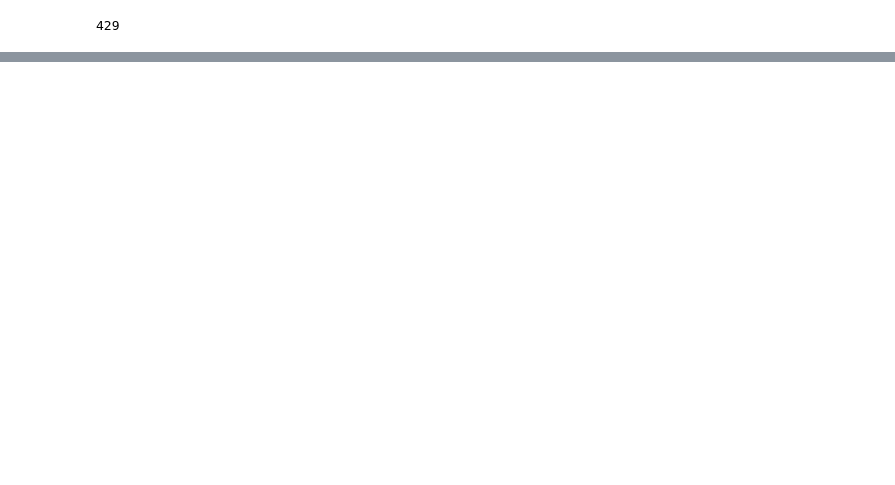
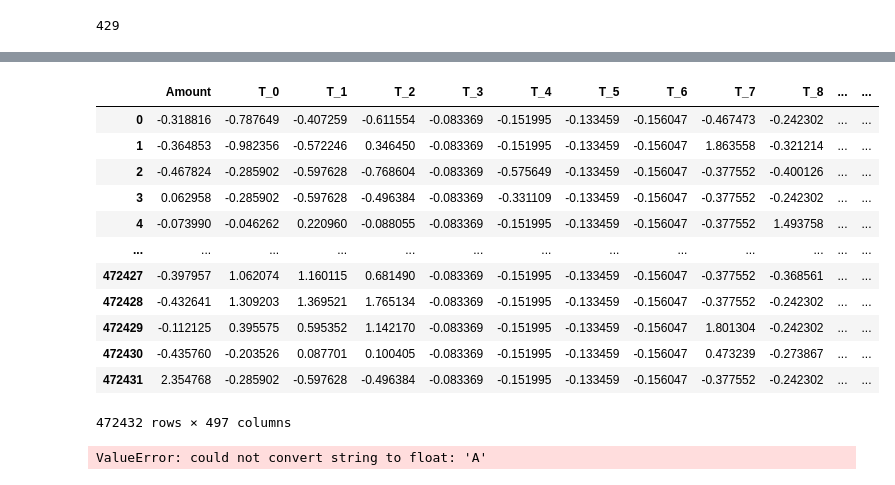
Before and after one commit to jrfeibelman/CSE517Final, a Jupyter notebook: M3.ipynb, the cells around one changed output, grey strips where cells are left out. Drawn from its saved outputs; the diff is of its cells as text; code cells hidden in the pictures; blank space fills up the shorter version.

```diff
--- a/M3.ipynb
+++ b/M3.ipynb
@@ -126 +98,47 @@ xTe, yTe = split_xy(validation_data)
+# %%
+from sklearn.decomposition import PCA
+from sklearn import preprocessing
+
+def split_xy(df):
+    y = df['Target']
+    x = df.drop('Target',axis=1)
+    return x,y
+
+x,y = split_xy(features_prepared)
+c = x.columns
+standard = preprocessing.StandardScaler()
+x = pd.DataFrame(standard.fit_transform(x),columns=c)
+x
+# %% [output]
+|  | Amount | T_0 | T_1 | T_2 | T_3 | T_4 | T_5 | T_6 | T_7 | T_8 | ... | ... |
+| 0 | -0.318816 | -0.787649 | -0.407259 | -0.611554 | -0.083369 | -0.151995 | -0.133459 | -0.156047 | -0.467473 | -0.242302 | ... | ... |
+| 1 | -0.364853 | -0.982356 | -0.572246 | 0.346450 | -0.083369 | -0.151995 | -0.133459 | -0.156047 | 1.863558 | -0.321214 | ... | ... |
+| 2 | -0.467824 | -0.285902 | -0.597628 | -0.768604 | -0.083369 | -0.575649 | -0.133459 | -0.156047 | -0.377552 | -0.400126 | ... | ... |
+| 3 | 0.062958 | -0.285902 | -0.597628 | -0.496384 | -0.083369 | -0.331109 | -0.133459 | -0.156047 | -0.377552 | -0.242302 | ... | ... |
+| 4 | -0.073990 | -0.046262 | 0.220960 | -0.088055 | -0.083369 | -0.151995 | -0.133459 | -0.156047 | -0.377552 | 1.493758 | ... | ... |
+| ... | ... | ... | ... | ... | ... | ... | ... | ... | ... | ... | ... | ... |
+| 472427 | -0.397957 | 1.062074 | 1.160115 | 0.681490 | -0.083369 | -0.151995 | -0.133459 | -0.156047 | -0.377552 | -0.368561 | ... | ... |
+| 472428 | -0.432641 | 1.309203 | 1.369521 | 1.765134 | -0.083369 | -0.151995 | -0.133459 | -0.156047 | -0.377552 | -0.242302 | ... | ... |
+| 472429 | -0.112125 | 0.395575 | 0.595352 | 1.142170 | -0.083369 | -0.151995 | -0.133459 | -0.156047 | 1.801304 | -0.242302 | ... | ... |
+| 472430 | -0.435760 | -0.203526 | 0.087701 | 0.100405 | -0.083369 | -0.151995 | -0.133459 | -0.156047 | 0.473239 | -0.273867 | ... | ... |
+| 472431 | 2.354768 | -0.285902 | -0.597628 | -0.496384 | -0.083369 | -0.151995 | -0.133459 | -0.156047 | -0.377552 | -0.242302 | ... | ... |
+472432 rows × 497 columns
+# %%
+
+
+# max_scaler = preprocessing.MaxAbsScaler()
+# standard = preprocessing.StandardScaler()
+# features_prepared = standard.fit_transform(features_prepared)
+# X_train_max = max_scaler.fit_transform(X_train_standard)
+
+pca = PCA(n_components=3)
+pc = pd.DataFrame(pca.fit_transform(x))
+pc['Target'] = y
+print(pc)
+validation_data = pc.sample(frac=.1)
+pre_train_data = pc.drop(validation_data.index).reset_index(drop=True)
+xTr, yTr = split_xy(pre_train_data)
+xTe, yTe = split_xy(validation_data)
+# %% [output]
+ValueError: could not convert string to float: 'A'
 # %%
```
Also changed, not shown: parts of 10 cells of this notebook.
